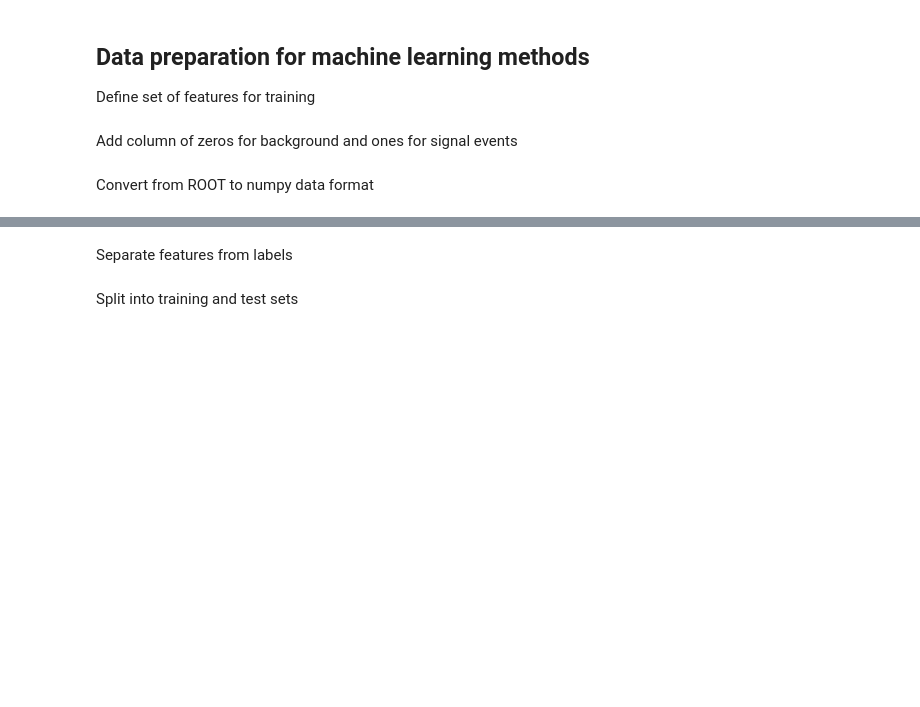
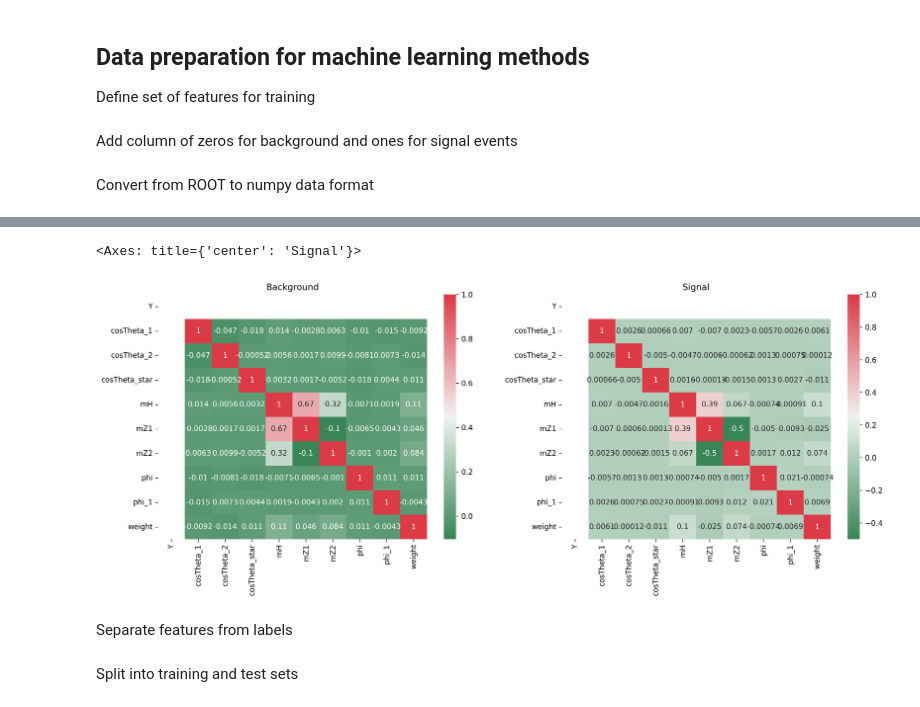
Before and after one commit to fsimone91/collider_physics, a Jupyter notebook: notebooks/collider_physics_MVA.ipynb, the cells around one changed output, grey strips where cells are left out. Saved outputs shown, nothing was run; the diff lists cells and outputs as text; code cells hidden in the pictures; blank space fills up the shorter version.

```diff
--- a/notebooks/collider_physics_MVA.ipynb
+++ b/notebooks/collider_physics_MVA.ipynb
@@ -33,6 +66,6 @@ Welcome to JupyROOT 6.30/04
 # %%
-rdf_bkg = ROOT.RDataFrame("T", "MELA_variables_bkg_200k_1_5Tev_DLF.root")
-rdf_sig = ROOT.RDataFrame("T", "MELA_variables_sig_50k_1_5Tev_DLF.root")
+rdf_bkg = ROOT.RDataFrame("T", "data/MELA_variables_bkg_200k_1_5Tev_DLF.root")
+rdf_sig = ROOT.RDataFrame("T", "data/MELA_variables_sig_50k_1_5Tev_DLF.root")
 # %% [markdown]
 ## Plot input features
 Here we assume the input dataframes are in the ROOT RDataFrame format
@@ -114,3 +185,28 @@ ax.legend(labels=[var_name+' bkg', var_name+' sig'])
+# %%
+import seaborn as sb
+%matplotlib inline
+
+fig, axs = plt.subplots(ncols=2, figsize=(18, 6), dpi=300)
+
+# calculate the correlation matrix on backgorund examples
+corr_bkg = df[df['Y']==0].corr()
+
+# calculate the correlation matrix on backgorund examples
+corr_sig = df[df['Y']==1].corr()
+
+# Colors
+cmap = sb.diverging_palette(500, 10, as_cmap=True)
+
+# plot the heatmap
+axs[0].set_title('Background')
+sb.heatmap(corr_bkg, annot=True, cmap=cmap, ax=axs[0])
+
+# plot the heatmap
+axs[1].set_title('Signal')
+sb.heatmap(corr_sig, annot=True, cmap=cmap, ax=axs[1])
+# %% [output]
+<Axes: title={'center': 'Signal'}>
+[figure, added]
 # %% [markdown]
 Separate features from labels
 # %%
```
Also changed, not shown: parts of 26 cells of this notebook, 2 other files.
